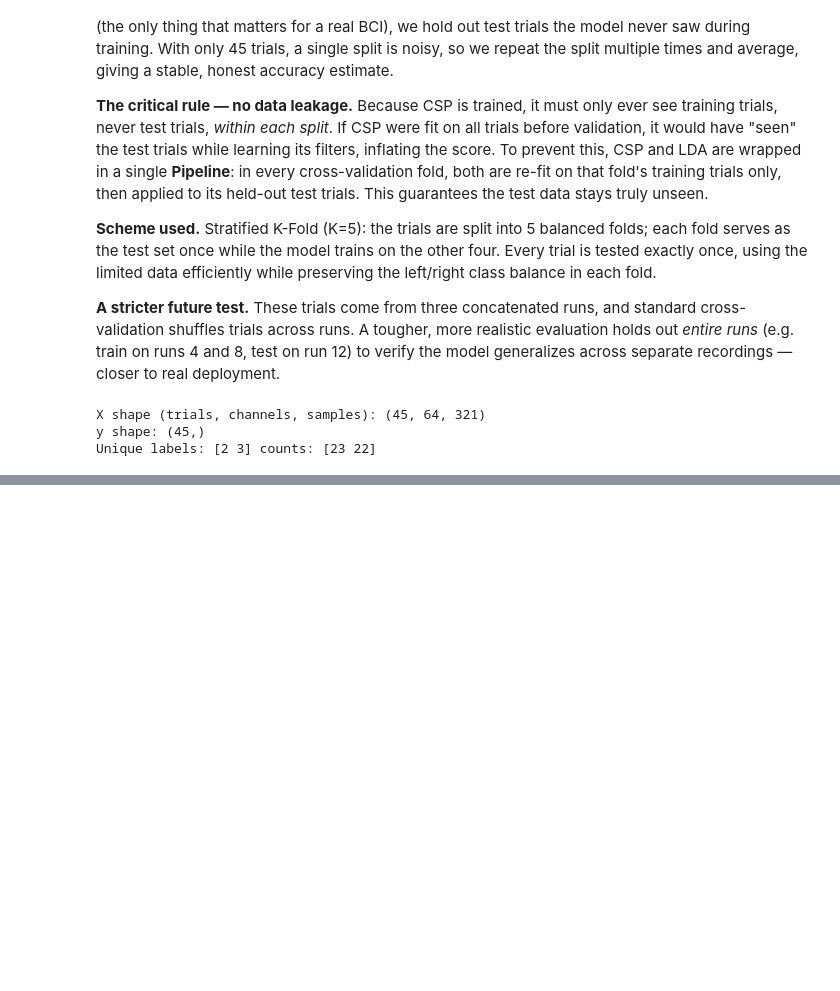
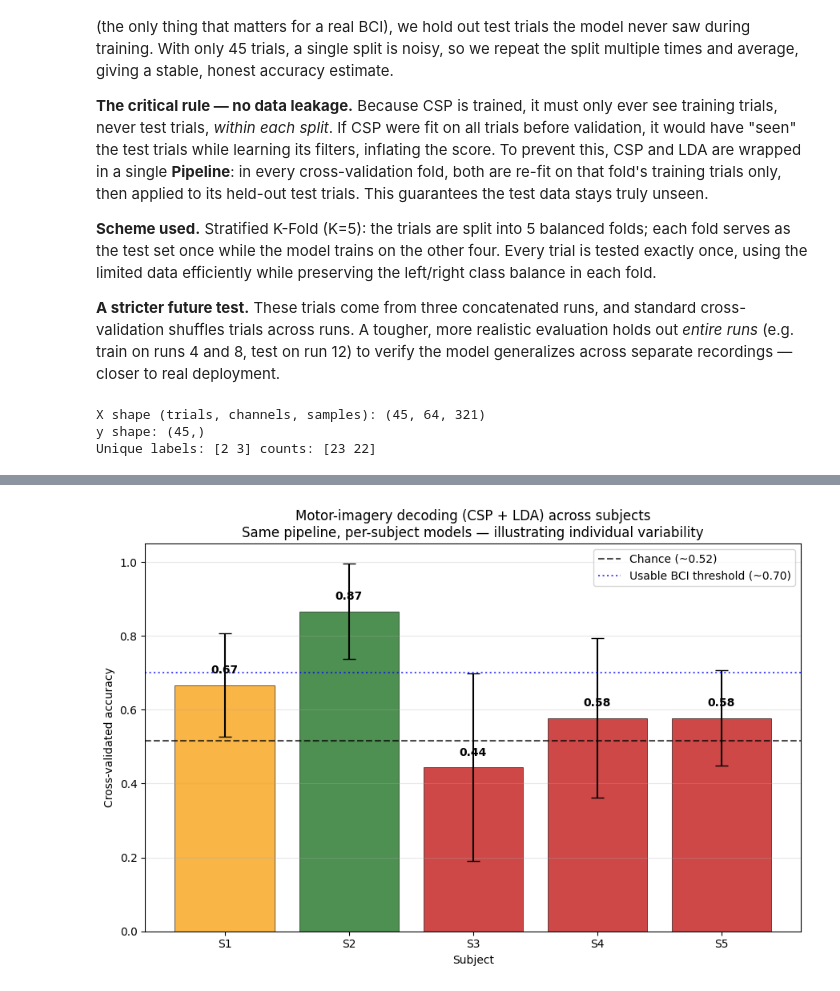
Before and after one commit to IbeeckC/EEG_BCI-pi, a Jupyter notebook: notebooks/01_physionet.ipynb, the cells around one changed output, grey strips where cells are left out. Drawn from its saved outputs; the diff is of its cells as text; code cells hidden in the pictures; blank space fills up the shorter version.

```diff
--- a/notebooks/01_physionet.ipynb
+++ b/notebooks/01_physionet.ipynb
@@ -706,0 +923,19 @@ Chance level: 0.511
+# %%
+from sklearn.model_selection import cross_val_predict
+
+cv = StratifiedKFold(n_splits=5, shuffle=True, random_state=42)
+
+def preds(ep):
+    Xe = ep.get_data(copy=False); ye = ep.events[:, -1]
+    pipe = Pipeline([('CSP', CSP(n_components=6, reg=None, log=True, norm_trace=False)),
+                     ('LDA', LinearDiscriminantAnalysis())])
+    return cross_val_predict(pipe, Xe, ye, cv=cv)
+
+p_base = preds(ep_base)
+p_car  = preds(ep_car)
+p_lap  = preds(ep_lap)
+
+print("base vs car  predictions identical?", np.array_equal(p_base, p_car))
+print("base vs lap  predictions identical?", np.array_equal(p_base, p_lap))
+print("base preds:", p_base)
+print("lap  preds:", p_lap)
@@ -706,0 +1057,45 @@ Chance level: 0.511
+# %%
+# Bar chart: motor-imagery decoding accuracy across subjects
+# Rebuild the full stats so we can show error bars too
+subjects_to_test = [1, 2, 3, 4, 5]
+means, stds, chances = [], [], []
+for s in subjects_to_test:
+    m, sd, ch, n = evaluate_subject(s)
+    means.append(m); stds.append(sd); chances.append(ch)
+
+fig, ax = plt.subplots(figsize=(9, 6))
+
+x = np.arange(len(subjects_to_test))
+# Color bars by performance tier for quick visual reading
+colors = []
+for m in means:
+    if m >= 0.75:      colors.append('#2E7D32')   # strong (green)
+    elif m >= 0.60:    colors.append('#F9A825')   # moderate (amber)
+    else:              colors.append('#C62828')   # weak / at-chance (red)
+
+bars = ax.bar(x, means, yerr=stds, capsize=6, color=colors, alpha=0.85,
+              edgecolor='black', linewidth=0.5)
+
+# Chance line (use the typical ~0.51; they're all ~0.51-0.53)
+ax.axhline(np.mean(chances), color='black', linestyle='--', alpha=0.7,
+           label=f'Chance (~{np.mean(chances):.2f})')
+ax.axhline(0.70, color='blue', linestyle=':', alpha=0.7,
+           label='Usable BCI threshold (~0.70)')
+
+# Value labels on top of each bar
+for bar, m in zip(bars, means):
+    ax.text(bar.get_x() + bar.get_width()/2, m + 0.025, f'{m:.2f}',
+            ha='center', va='bottom', fontweight='bold')
+
+ax.set_xticks(x)
+ax.set_xticklabels([f'S{s}' for s in subjects_to_test])
+ax.set_xlabel('Subject')
+ax.set_ylabel('Cross-validated accuracy')
+ax.set_title('Motor-imagery decoding (CSP + LDA) across subjects\n'
+             'Same pipeline, per-subject models — illustrating individual variability')
+ax.set_ylim(0, 1.05)
+ax.legend(loc='upper right')
+ax.grid(True, axis='y', alpha=0.3)
+plt.tight_layout()
+plt.show()
+# %% [output]
@@ -706,0 +1119 @@ Chance level: 0.511
+[figure, added]
```
Also changed, not shown: parts of 13 cells of this notebook.
